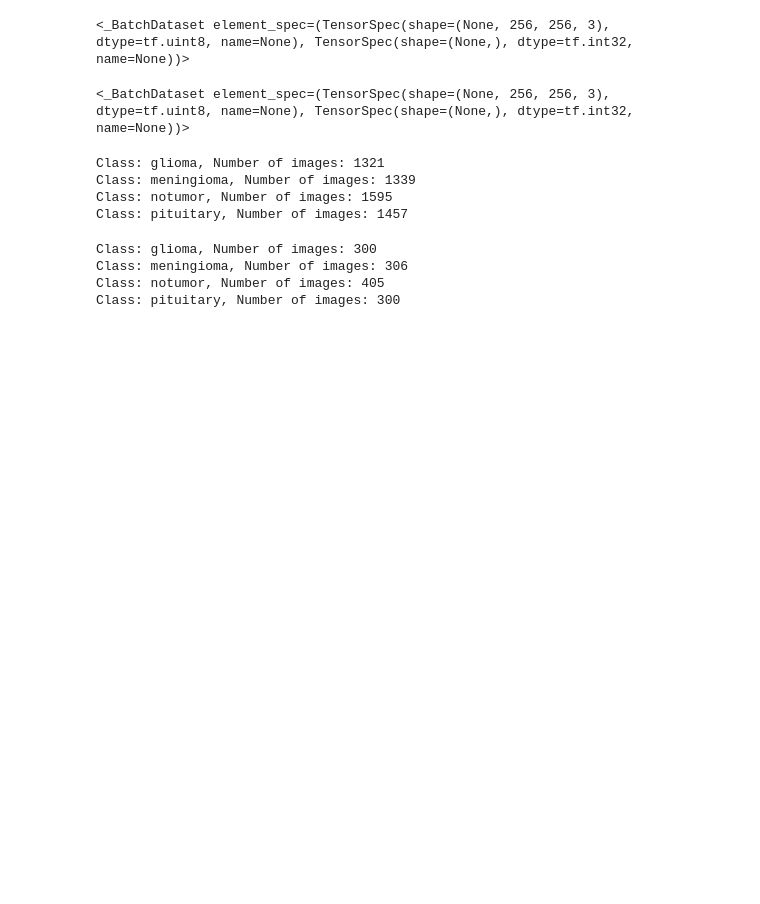
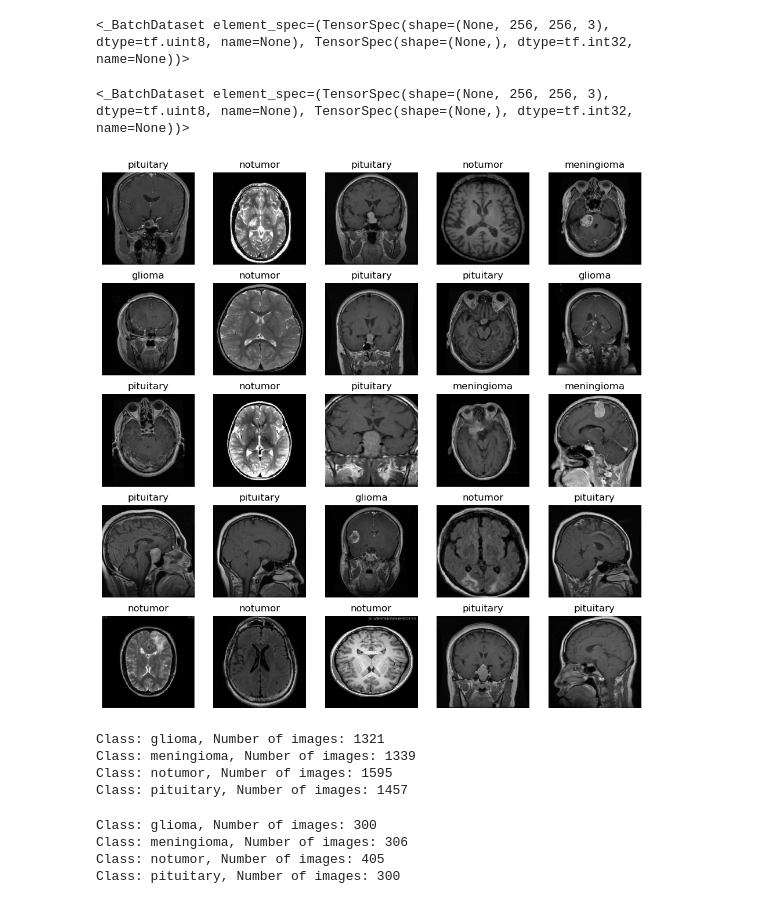
Before and after one commit to Zining919/FinalYearProject, a Jupyter notebook: FYP(ver2).ipynb, the cells around one changed output. Saved outputs shown, nothing was run; the diff lists cells and outputs as text; code cells hidden in the pictures; blank space fills up the shorter version.

```diff
--- a/FYP(ver2).ipynb
+++ b/FYP(ver2).ipynb
@@ -58,13 +56,15 @@ test_set
 <_BatchDataset element_spec=(TensorSpec(shape=(None, 256, 256, 3), dtype=tf.uint8, name=None), TensorSpec(shape=(None,), dtype=tf.int32, name=None))>
 <_BatchDataset element_spec=(TensorSpec(shape=(None, 256, 256, 3), dtype=tf.uint8, name=None), TensorSpec(shape=(None,), dtype=tf.int32, name=None))>
 # %%
-# plt.figure(figsize=(12,12))
-# for img, label in train_set.take(1):
-#     for i in range(25):
-#         plt.subplot(5,5,i+1)
-#         plt.imshow(img[i])
-#         plt.title(class_names[label[i]])
-#         plt.axis('off')
+plt.figure(figsize=(12,12))
+for img, label in train_set.take(1):
+    for i in range(25):
+        plt.subplot(5,5,i+1)
+        plt.imshow(img[i])
+        plt.title(class_names[label[i]])
+        plt.axis('off')
+# %% [output]
+[figure, added]
 # %%
 # prompt: get the number of images based on the class names
 
```
Also changed, not shown: parts of 18 cells of this notebook, 9 other files.
